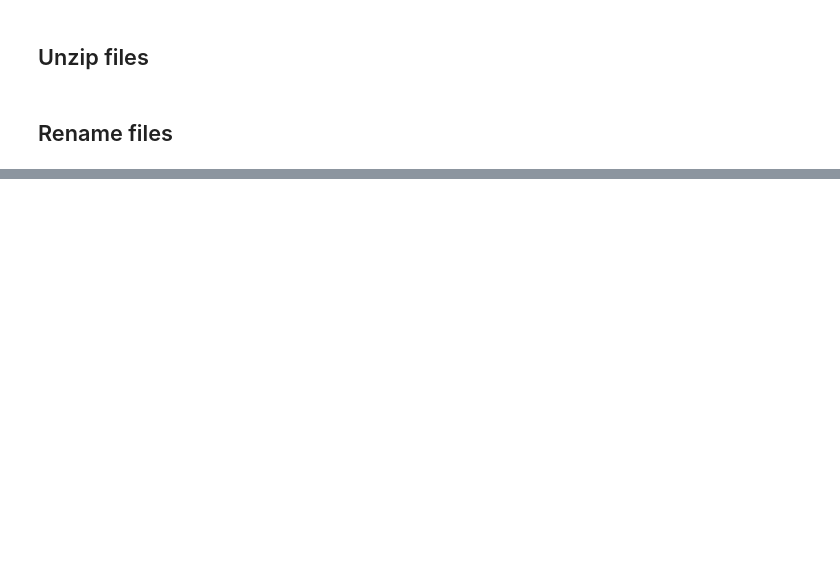
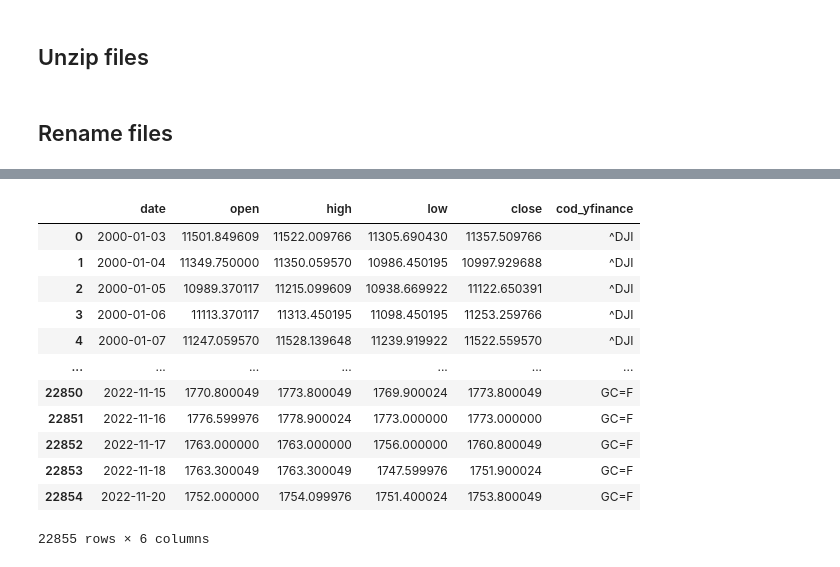
Before and after one commit to pedrolaender/05.Ironhack_Final_Project, a Jupyter notebook: testes.ipynb, the cells around one changed output, grey strips where cells are left out. Cells and saved outputs as stored; diff of their text form; code cells hidden in the pictures; blank space fills up the shorter version.

```diff
--- a/testes.ipynb
+++ b/testes.ipynb
@@ -393,0 +476,25 @@ os.listdir()
+# %%
+for ativo in symbol_list_eua:
+        chamada_api = yf.Ticker(ativo).history(start=start)
+        chamada_api['cod_yfinance'] = ativo
+        df_eua = pd.concat([df_eua, chamada_api])
+# %%
+df_eua = df_eua.drop(drop_col, axis = 1)
+df_eua.reset_index(inplace=True)
+df_eua['Date'] = df_eua['Date'].dt.date
+df_eua.columns = col_names
+df_eua
+# %% [output]
+|  | date | open | high | low | close | cod_yfinance |
+| 0 | 2000-01-03 | 11501.849609 | 11522.009766 | 11305.690430 | 11357.509766 | ^DJI |
+| 1 | 2000-01-04 | 11349.750000 | 11350.059570 | 10986.450195 | 10997.929688 | ^DJI |
+| 2 | 2000-01-05 | 10989.370117 | 11215.099609 | 10938.669922 | 11122.650391 | ^DJI |
+| 3 | 2000-01-06 | 11113.370117 | 11313.450195 | 11098.450195 | 11253.259766 | ^DJI |
+| 4 | 2000-01-07 | 11247.059570 | 11528.139648 | 11239.919922 | 11522.559570 | ^DJI |
+| ... | ... | ... | ... | ... | ... | ... |
+| 22850 | 2022-11-15 | 1770.800049 | 1773.800049 | 1769.900024 | 1773.800049 | GC=F |
+| 22851 | 2022-11-16 | 1776.599976 | 1778.900024 | 1773.000000 | 1773.000000 | GC=F |
+| 22852 | 2022-11-17 | 1763.000000 | 1763.000000 | 1756.000000 | 1760.800049 | GC=F |
+| 22853 | 2022-11-18 | 1763.300049 | 1763.300049 | 1747.599976 | 1751.900024 | GC=F |
+| 22854 | 2022-11-20 | 1752.000000 | 1754.099976 | 1751.400024 | 1753.800049 | GC=F |
+22855 rows × 6 columns
```
Also changed, not shown: parts of 79 cells of this notebook, 16 other files.
